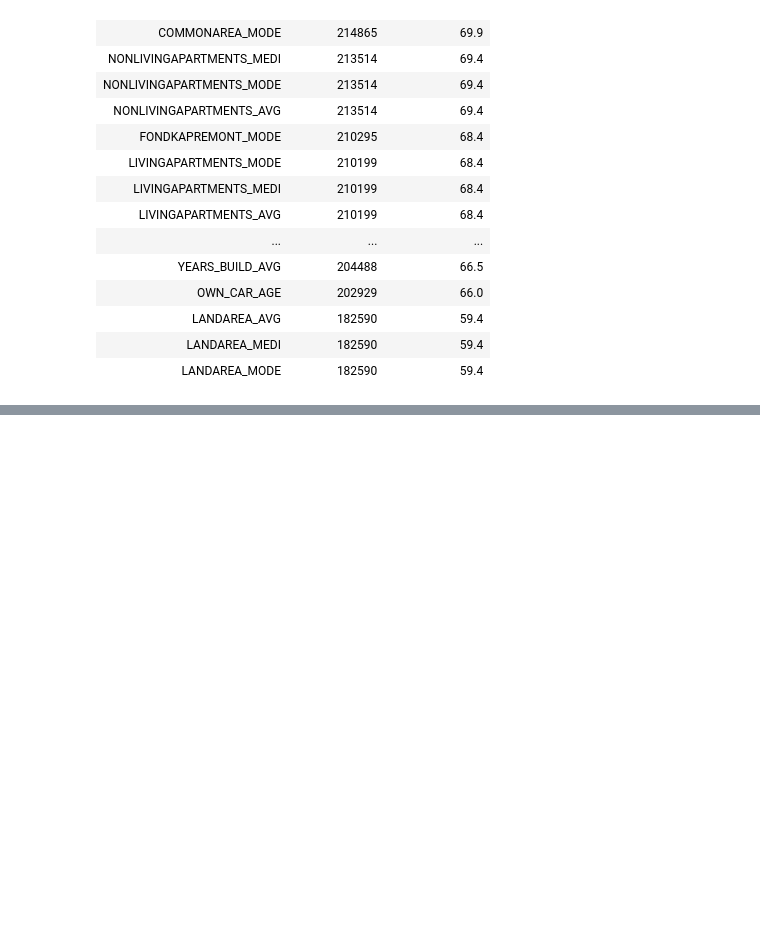
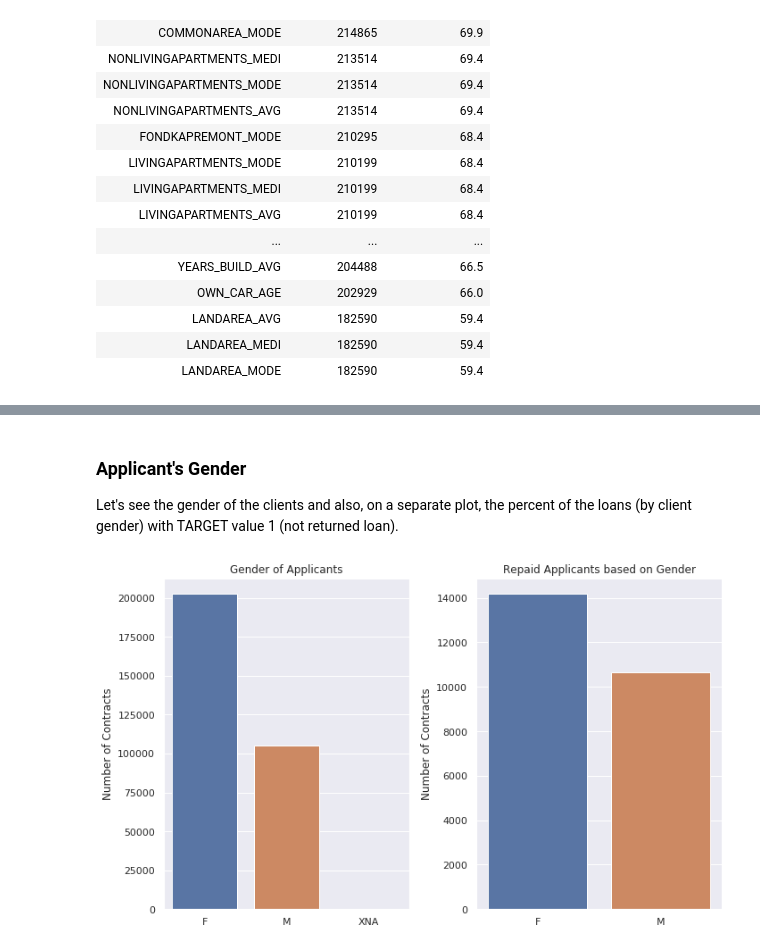
Before and after one commit to muhdlaziem/home-credit-risk, a Jupyter notebook: EDA Complete.ipynb, the cells around one changed output, grey strips where cells are left out. Saved outputs shown, nothing was run; the diff lists cells and outputs as text; code cells hidden in the pictures; blank space fills up the shorter version.

```diff
--- a/EDA Complete.ipynb
+++ b/EDA Complete.ipynb
@@ -124,0 +157,21 @@ There are 67 columns that have missing values.
+# %% [markdown]
+### Applicant's Gender
+Let's see the gender of the clients and also, on a separate plot, the percent of the loans (by client gender) with TARGET value 1 (not returned loan).
+# %%
+plt.subplots(figsize=(10,6))
+
+plt.subplot(1,2,1)
+gender_app = pd.DataFrame(app_train['CODE_GENDER'].value_counts())
+sns.barplot(gender_app.index, gender_app.values.flatten())
+plt.title('Gender of Applicants')
+plt.ylabel('Number of Contracts')
+
+plt.subplot(1,2,2)
+gender_app_paid = app_train[app_train['TARGET']==1]['CODE_GENDER'].value_counts()
+sns.barplot(gender_app_paid.index, gender_app_paid.values.flatten())
+plt.title('Repaid Applicants based on Gender')
+plt.ylabel('Number of Contracts')
+plt.tight_layout()
+plt.show()
+# %% [output]
+[figure, added]
```
Also changed, not shown: parts of 18 cells of this notebook.
